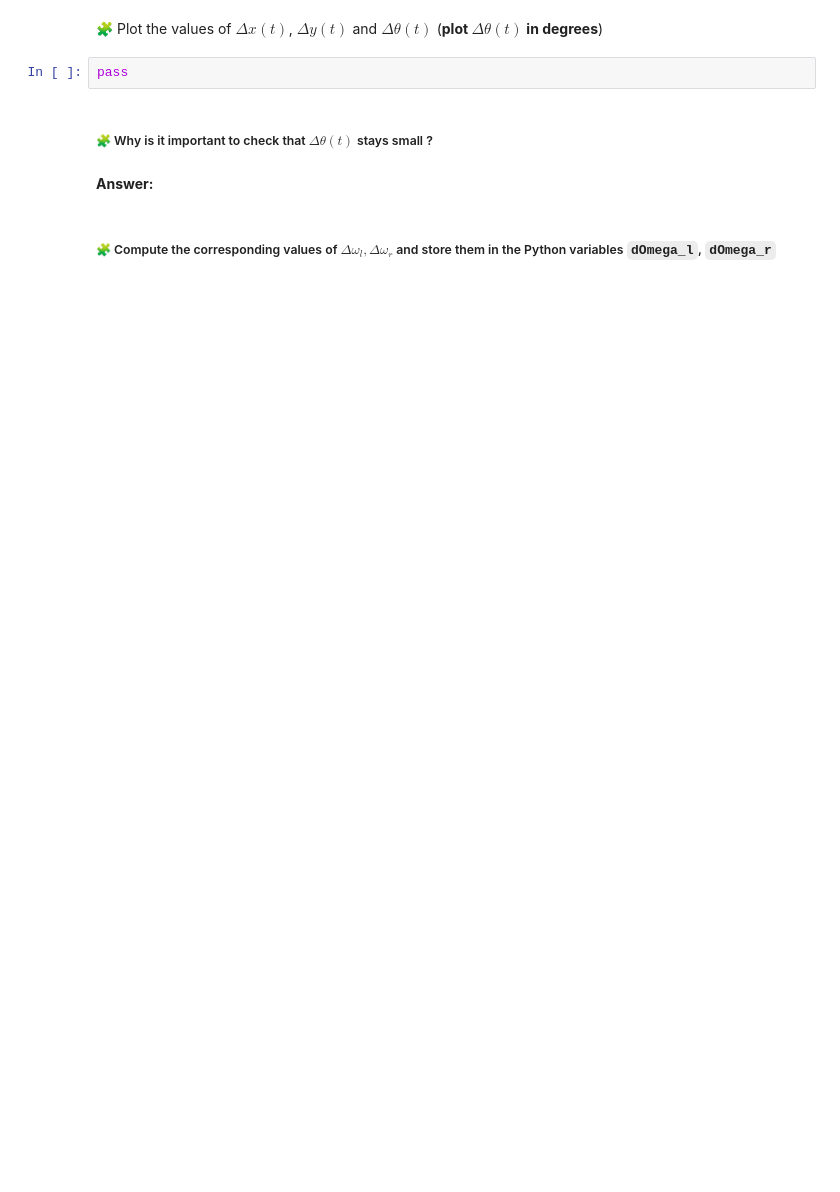
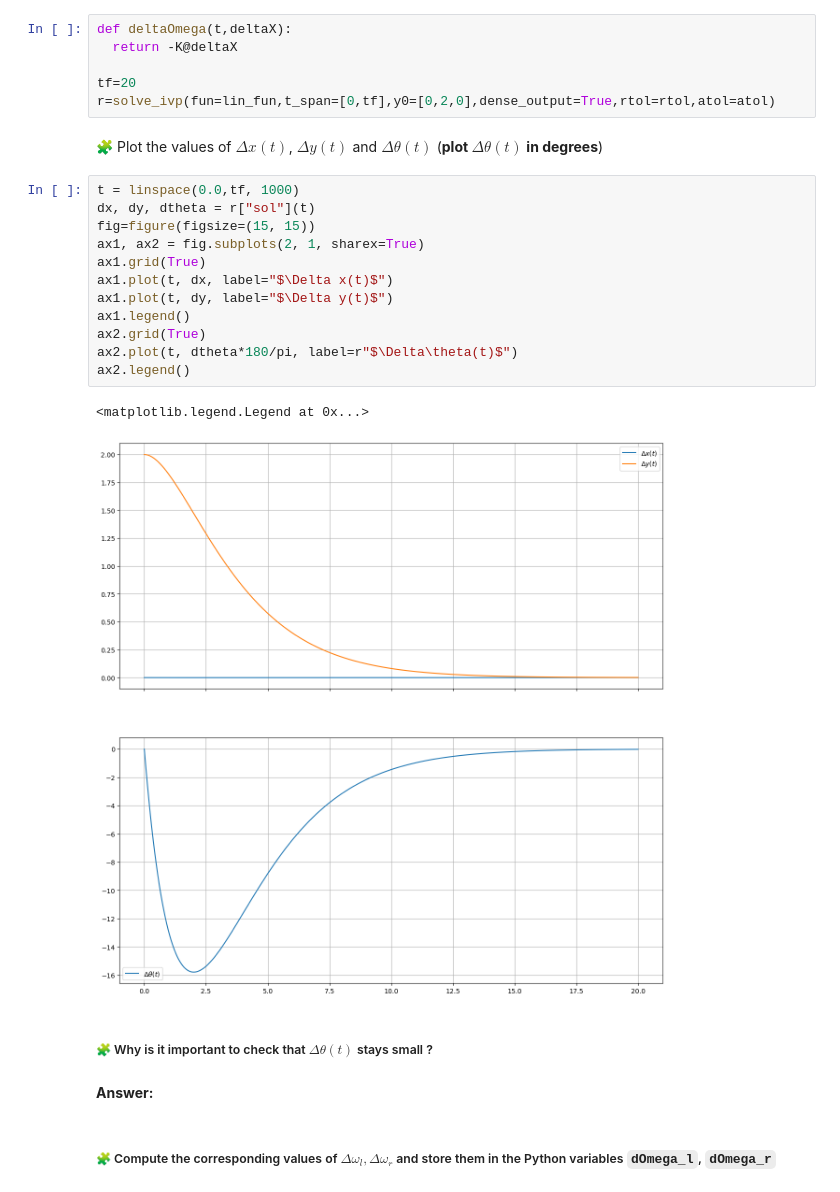
Before and after one commit to Centino00/control-engineering-with-python-project-2022-2023, a Jupyter notebook: Project_2.ipynb, the cells around one changed output. Cells and saved outputs as stored; diff of their text form; blank space fills up the shorter version.

```diff
--- a/Project_2.ipynb
+++ b/Project_2.ipynb
@@ -610,7 +608,26 @@ pass
+# %%
+def deltaOmega(t,deltaX):
+  return -K@deltaX
+
+tf=20
+r=solve_ivp(fun=lin_fun,t_span=[0,tf],y0=[0,2,0],dense_output=True,rtol=rtol,atol=atol)
 # %% [markdown]
 🧩 Plot the values of $\Delta x(t)$, $\Delta y(t)$ and $\Delta\theta(t)$ (**plot $\Delta\theta(t)$ in degrees**)
-# %%
-pass
+# %%
+t = linspace(0.0,tf, 1000)
+dx, dy, dtheta = r["sol"](t)
+fig=figure(figsize=(15, 15))
+ax1, ax2 = fig.subplots(2, 1, sharex=True)
+ax1.grid(True)
+ax1.plot(t, dx, label="$\Delta x(t)$")
+ax1.plot(t, dy, label="$\Delta y(t)$")
+ax1.legend()
+ax2.grid(True)
+ax2.plot(t, dtheta*180/pi, label=r"$\Delta\theta(t)$")
+ax2.legend()
+# %% [output]
+<matplotlib.legend.Legend at 0x...>
+[figure, added]
 # %% [markdown]
 ##### 🧩 Why is it important to check that $\Delta\theta(t)$ stays small ?
 # %% [markdown]
```
Also changed, not shown: parts of 5 cells of this notebook.
